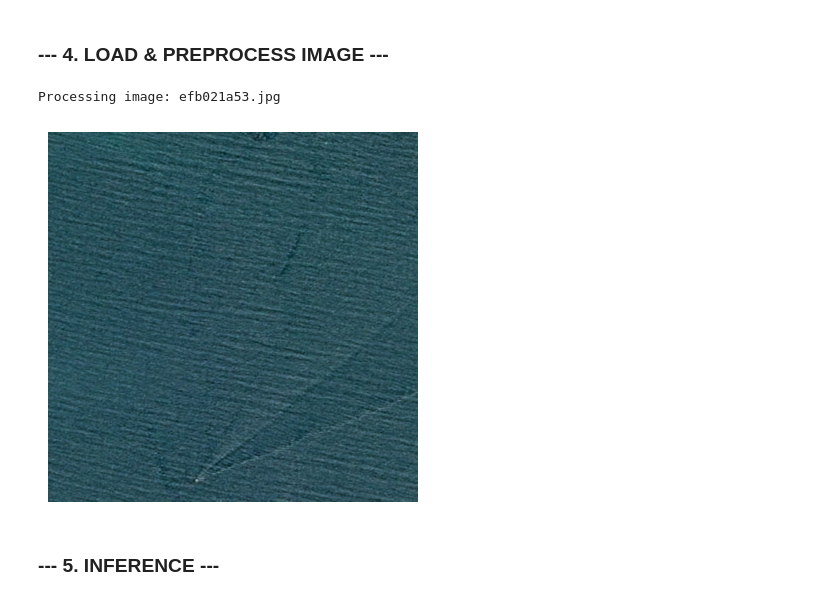
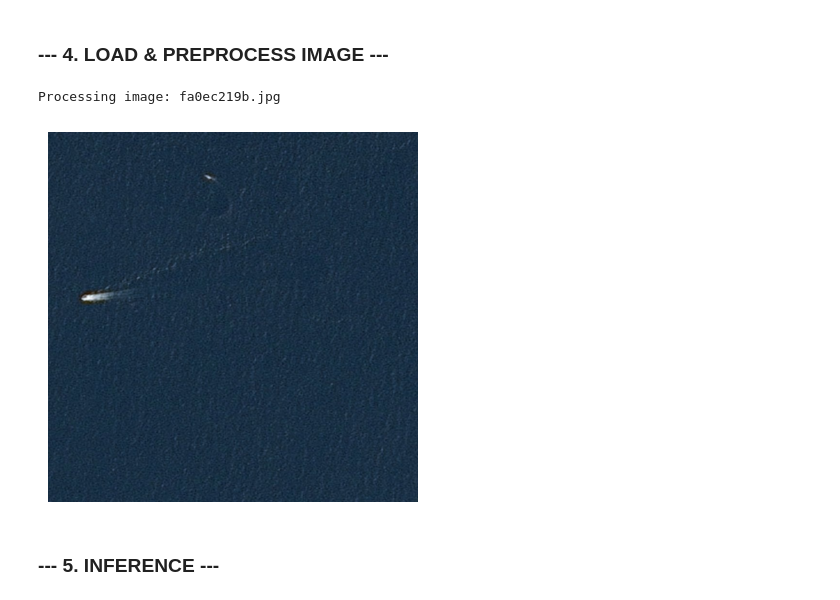
Before and after one commit to Mehdi1704/airbus-ship-detection, a Jupyter notebook: inference.ipynb, the cells around one changed output. Cells and saved outputs as stored; diff of their text form; code cells hidden in the pictures.

Commit message:
Added testing images for inference.ipynb

```diff
--- a/inference.ipynb
+++ b/inference.ipynb
@@ -46,19 +45,24 @@ Loading model from: ./models/finetuned_model_512.tflite
 ### --- 4. LOAD & PREPROCESS IMAGE ---
 # %%
 # Pick some image from the folder
-# img_name = 'efb021a53.jpg'
+img_name = 'fa0ec219b.jpg'
 img_path = os.path.join(IMAGES_DIR, img_name)
+
+# We could also load from the test set by doing:
+# TEST_DIR = '../Proj/airbus-ship-detection/test_v2/' # (or whatever path to which we saved the test set)
+# all_test_images = [f for f in os.listdir(TEST_DIR) if f.endswith('.jpg')]
+# img_name = random.choice(all_test_images)
 
 print(f"Processing image: {img_name}")
 from PIL import Image
 # Load and show image
 img = Image.open(img_path)
 plt.imshow(img)
 plt.axis("off")
 plt.show()
 # %% [output]
-Processing image: efb021a53.jpg
+Processing image: fa0ec219b.jpg
-[figure, old version]
+[figure, new version]
 # %%
 # Load Image (OpenCV loads as BGR)
 img = cv2.imread(img_path)
```
Also changed, not shown: parts of 2 cells of this notebook.
